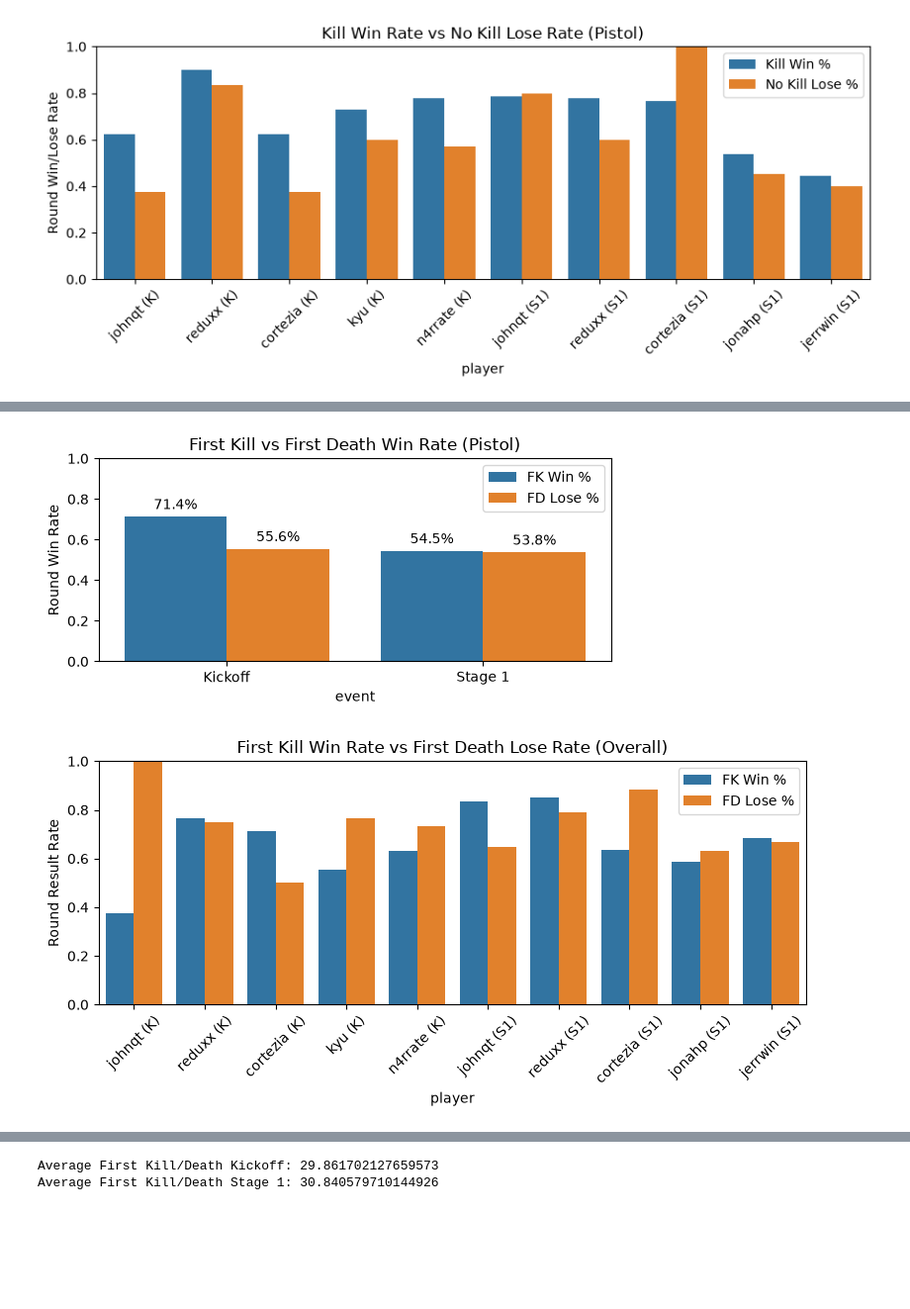
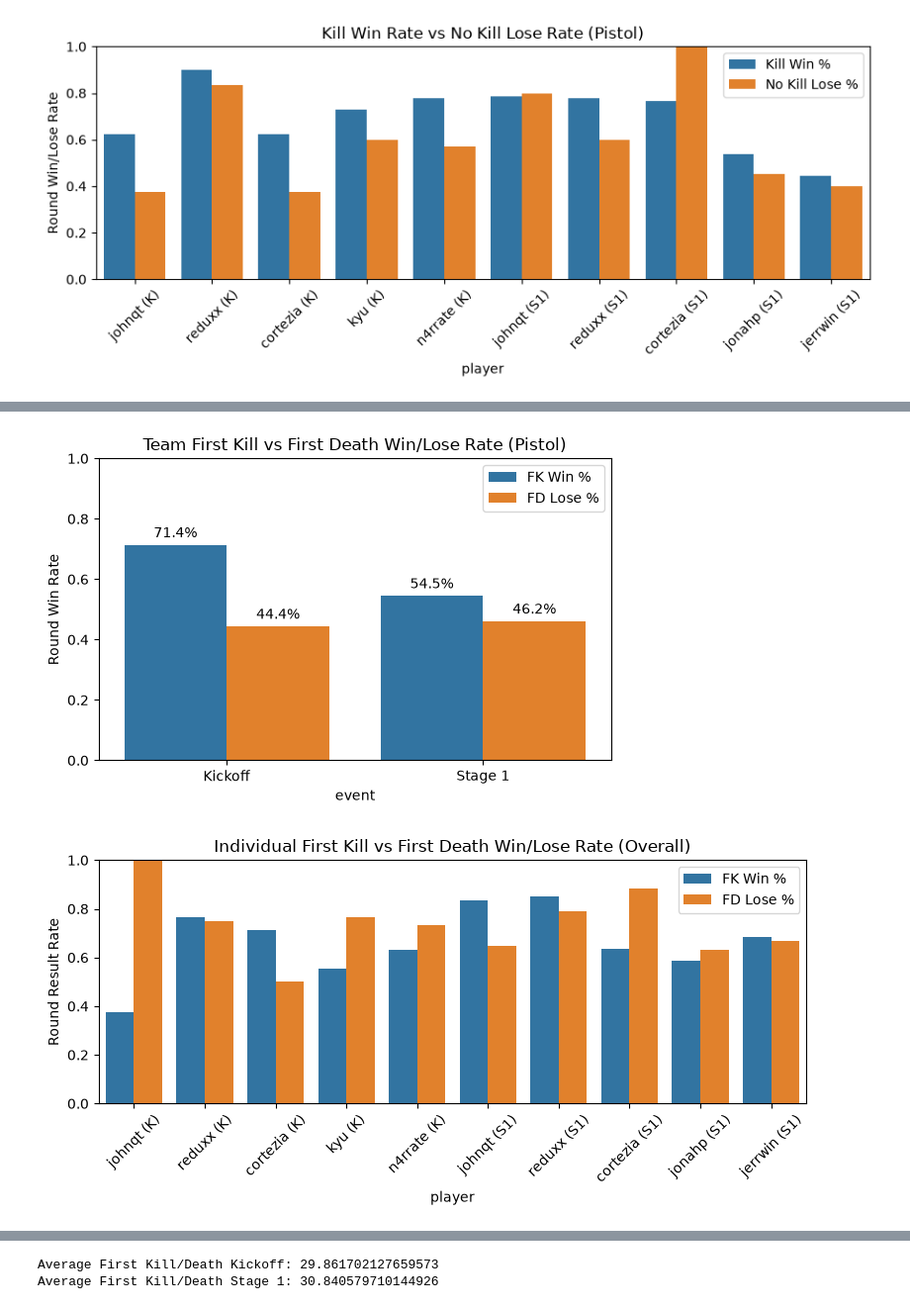
Before and after one commit to reeantran/sentinels_data_analysis, a Jupyter notebook: analysis.ipynb, the cells around one changed output, grey strips where cells are left out. Shown at 99% size. Cells and saved outputs as stored; diff of their text form; code cells hidden in the pictures; blank space fills up the shorter version.

```diff
--- a/analysis.ipynb
+++ b/analysis.ipynb
@@ -755,22 +755,22 @@ plt.show()
 # %%
 t_adv_k_wr = t_adv_k['round_win'].mean()
 t_adv_s1_wr = t_adv_s1['round_win'].mean()
-t_disadv_k_wr = t_disadv_k['round_win'].mean()
-t_disadv_s1_wr = t_disadv_s1['round_win'].mean()
+t_disadv_k_lr = 1 - t_disadv_k['round_win'].mean()
+t_disadv_s1_lr = 1 - t_disadv_s1['round_win'].mean()
 
 plot_df = pd.DataFrame({
     'event': ['Kickoff', 'Kickoff', 'Stage 1', 'Stage 1'],
     'side': ['FK Win %', 'FD Lose %', 'FK Win %', 'FD Lose %'],
-    'win_rate': [t_adv_k_wr, t_disadv_k_wr, t_adv_s1_wr, t_disadv_s1_wr]
+    'win_rate': [t_adv_k_wr, t_disadv_k_lr, t_adv_s1_wr, t_disadv_s1_lr]
 })
 
-plt.figure(figsize=(6, 3))
+plt.figure(figsize=(6, 4))
 ax = sns.barplot(data=plot_df, x='event', y='win_rate', hue='side')
 for container in ax.containers:
     labels = [f'{v.get_height()*100:.1f}%' for v in container]
     ax.bar_label(container, labels=labels, padding=3)
 plt.ylabel('Round Win Rate')
-plt.title('First Kill vs First Death Win Rate (T-Side)')
+plt.title('Team First Kill vs First Death Win/Lose Rate (T-Side)')
 plt.ylim(0, 1)
 plt.legend()
 plt.tight_layout()
@@ -780,29 +780,24 @@ plt.show()
 # %%
-ct_adv_k = ct_side_k.dropna(subset=['fk_player'])
-ct_adv_s1 = ct_side_s1.dropna(subset=['fk_player'])
-ct_disadv_k = ct_side_k.dropna(subset=['fd_player'])
-ct_disadv_s1 = ct_side_s1.dropna(subset=['fd_player'])
-
 ct_adv_k_wr = ct_adv_k['round_win'].mean()
 ct_adv_s1_wr = ct_adv_s1['round_win'].mean()
-ct_disadv_k_wr = ct_disadv_k['round_win'].mean()
-ct_disadv_s1_wr = ct_disadv_s1['round_win'].mean()
+ct_disadv_k_lr = 1 - ct_disadv_k['round_win'].mean()
+ct_disadv_s1_lr = 1 - ct_disadv_s1['round_win'].mean()
 
 plot_df = pd.DataFrame({
     'event': ['Kickoff', 'Kickoff', 'Stage 1', 'Stage 1'],
     'side': ['FK Win %', 'FD Lose %', 'FK Win %', 'FD Lose %'],
-    'win_rate': [ct_adv_k_wr, ct_disadv_k_wr, ct_adv_s1_wr, ct_disadv_s1_wr]
+    'win_rate': [ct_adv_k_wr, ct_disadv_k_lr, ct_adv_s1_wr, ct_disadv_s1_lr]
 })
 
-plt.figure(figsize=(6, 3))
+plt.figure(figsize=(6, 4))
 ax = sns.barplot(data=plot_df, x='event', y='win_rate', hue='side')
 for container in ax.containers:
     labels = [f'{v.get_height()*100:.1f}%' for v in container]
     ax.bar_label(container, labels=labels, padding=3)
 plt.ylabel('Round Win Rate')
-plt.title('First Kill vs First Death Win Rate (CT-Side)')
+plt.title('Team First Kill vs First Death Win/Lose Rate (CT-Side)')
 plt.ylim(0, 1)
-plt.legend()
+plt.legend(loc='upper right')
 plt.tight_layout()
 plt.show()
 # %% [output]
@@ -810,33 +805,28 @@ plt.show()
 # %%
-p_adv_k = pistols_k.dropna(subset=['fk_player'])
-p_adv_s1 = pistols_s1.dropna(subset=['fk_player'])
-p_disadv_k = pistols_k.dropna(subset=['fd_player'])
-p_disadv_s1 = pistols_s1.dropna(subset=['fd_player'])
-
 p_adv_k_wr = p_adv_k['round_win'].mean()
 p_adv_s1_wr = p_adv_s1['round_win'].mean()
-p_disadv_k_wr = p_disadv_k['round_win'].mean()
-p_disadv_s1_wr = p_disadv_s1['round_win'].mean()
+p_disadv_k_lr = 1 - p_disadv_k['round_win'].mean()
+p_disadv_s1_lr = 1 - p_disadv_s1['round_win'].mean()
 
 plot_df = pd.DataFrame({
     'event': ['Kickoff', 'Kickoff', 'Stage 1', 'Stage 1'],
     'side': ['FK Win %', 'FD Lose %', 'FK Win %', 'FD Lose %'],
-    'win_rate': [p_adv_k_wr, p_disadv_k_wr, p_adv_s1_wr, p_disadv_s1_wr]
+    'win_rate': [p_adv_k_wr, p_disadv_k_lr, p_adv_s1_wr, p_disadv_s1_lr]
 })
 
-plt.figure(figsize=(6, 3))
+plt.figure(figsize=(6, 4))
 ax = sns.barplot(data=plot_df, x='event', y='win_rate', hue='side')
 for container in ax.containers:
     labels = [f'{v.get_height()*100:.1f}%' for v in container]
     ax.bar_label(container, labels=labels, padding=3)
 plt.ylabel('Round Win Rate')
-plt.title('First Kill vs First Death Win Rate (Pistol)')
+plt.title('Team First Kill vs First Death Win/Lose Rate (Pistol)')
 plt.ylim(0, 1)
 plt.legend()
 plt.tight_layout()
 plt.show()
 # %% [output]
-[figure, old version]
+[figure, new version]
 # %%
 first_kd_k = vod_review_df[vod_review_df['event'] == 'amer_kickoff_2026']
 first_kd_s1 = vod_review_df[vod_review_df['event'] == 'amer_stage_1_2026']
@@ -886,14 +876,14 @@ sns.barplot(
     hue='side'
 )
 plt.ylabel('Round Result Rate')
-plt.title('First Kill Win Rate vs First Death Lose Rate (Overall)')
+plt.title('Individual First Kill vs First Death Win/Lose Rate (Overall)')
 plt.ylim(0, 1)
 plt.xticks(rotation=45)
 plt.legend()
 plt.tight_layout()
 plt.show()
 # %% [output]
-[figure, old version]
+[figure, new version]
 # %%
 fkd_t_k = first_kd_k[first_kd_k['side'] == 't']
 fkd_t_s1 = first_kd_s1[first_kd_s1['side'] == 't']
```
Also changed, not shown: parts of 14 cells of this notebook.
